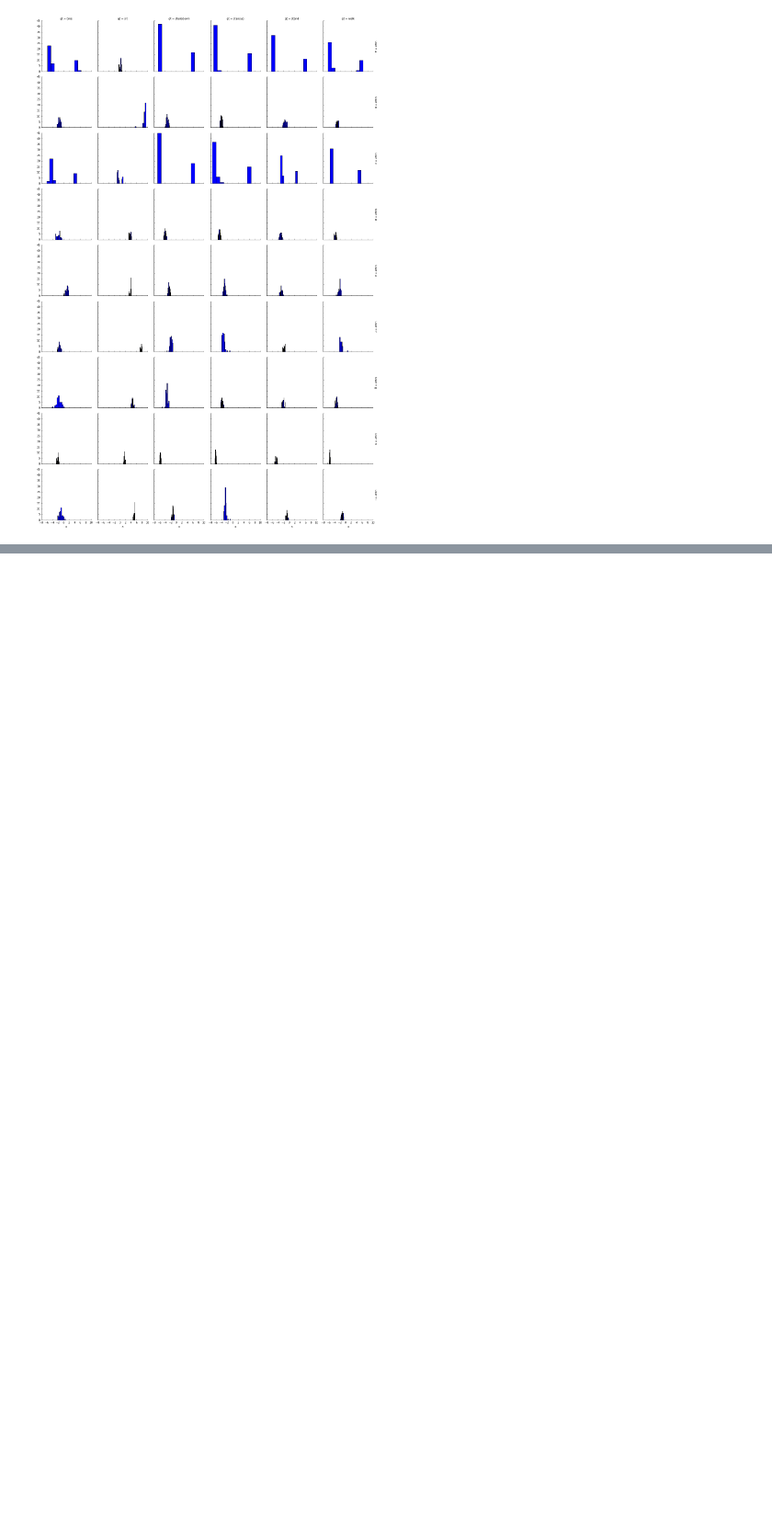
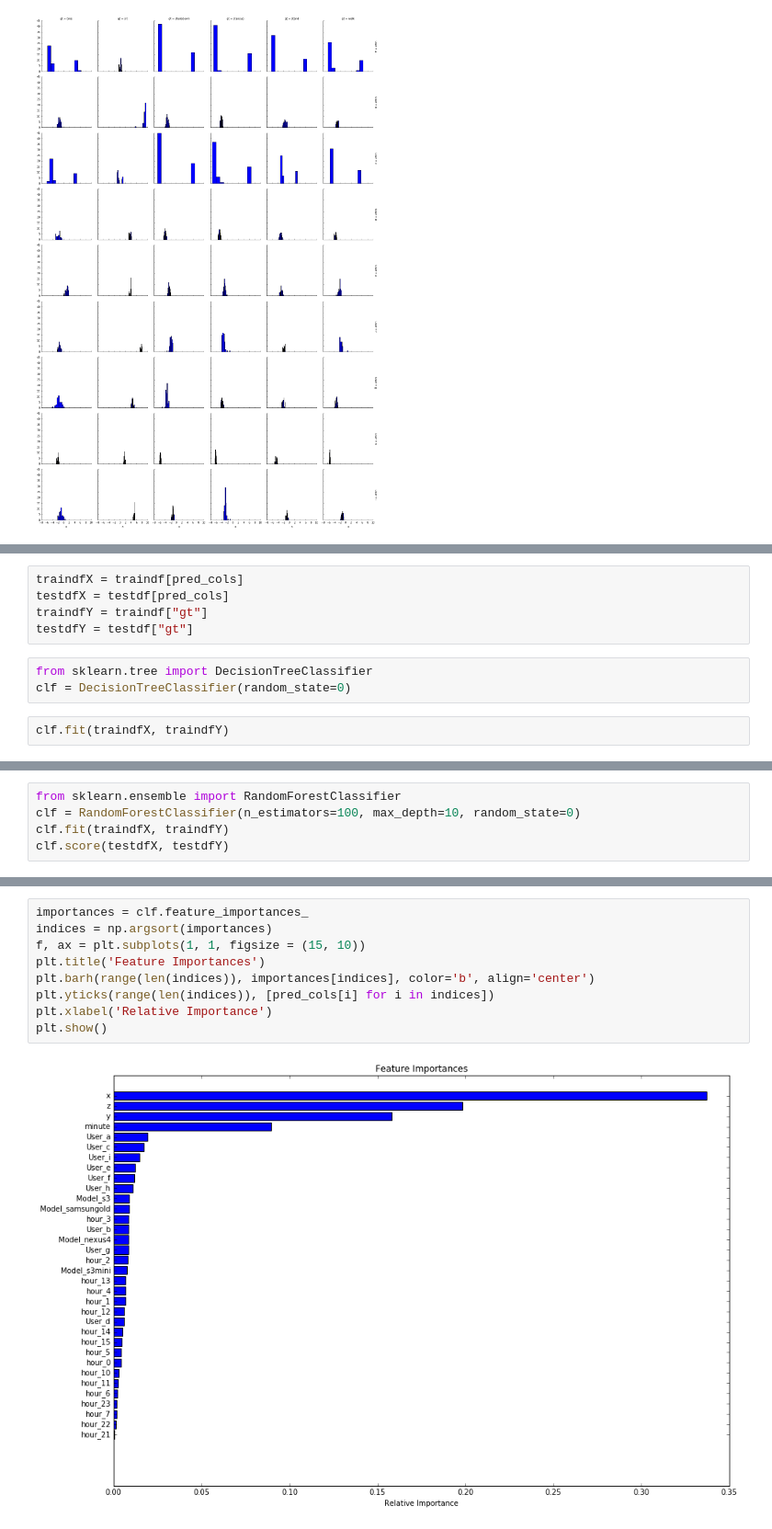
Before and after one commit to rajivsam/Activity_Recognition, a Jupyter notebook: dask_group_by_user_analysis.ipynb, the cells around one changed output, grey strips where cells are left out. Shown at 92% size. Cells and saved outputs as stored; diff of their text form; blank space fills up the shorter version.

```diff
--- a/dask_group_by_user_analysis.ipynb
+++ b/dask_group_by_user_analysis.ipynb
@@ -101,0 +212,10 @@ grid.map(plt.hist, "x")
+# %%
+traindfX = traindf[pred_cols]
+testdfX = testdf[pred_cols]
+traindfY = traindf["gt"]
+testdfY = testdf["gt"]
+# %%
+from sklearn.tree import DecisionTreeClassifier
+clf = DecisionTreeClassifier(random_state=0)
+# %%
+clf.fit(traindfX, traindfY)
@@ -101,0 +235,5 @@ grid.map(plt.hist, "x")
+# %%
+from sklearn.ensemble import RandomForestClassifier
+clf = RandomForestClassifier(n_estimators=100, max_depth=10, random_state=0)
+clf.fit(traindfX, traindfY)
+clf.score(testdfX, testdfY)
@@ -101,0 +252,11 @@ grid.map(plt.hist, "x")
+# %%
+importances = clf.feature_importances_
+indices = np.argsort(importances)
+f, ax = plt.subplots(1, 1, figsize = (15, 10))
+plt.title('Feature Importances')
+plt.barh(range(len(indices)), importances[indices], color='b', align='center')
+plt.yticks(range(len(indices)), [pred_cols[i] for i in indices])
+plt.xlabel('Relative Importance')
+plt.show()
+# %% [output]
+[figure, added]
```
Also changed, not shown: parts of 33 cells of this notebook.
